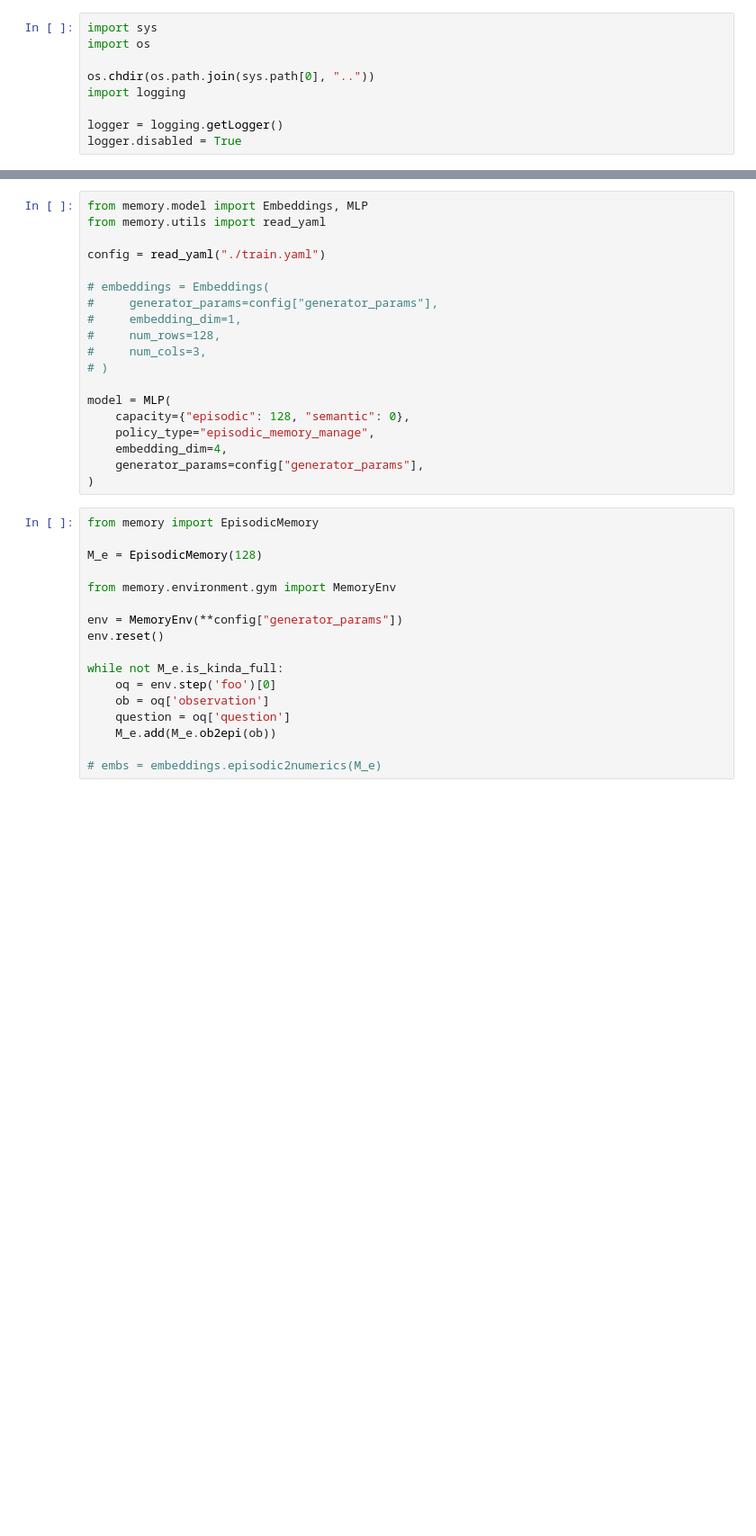
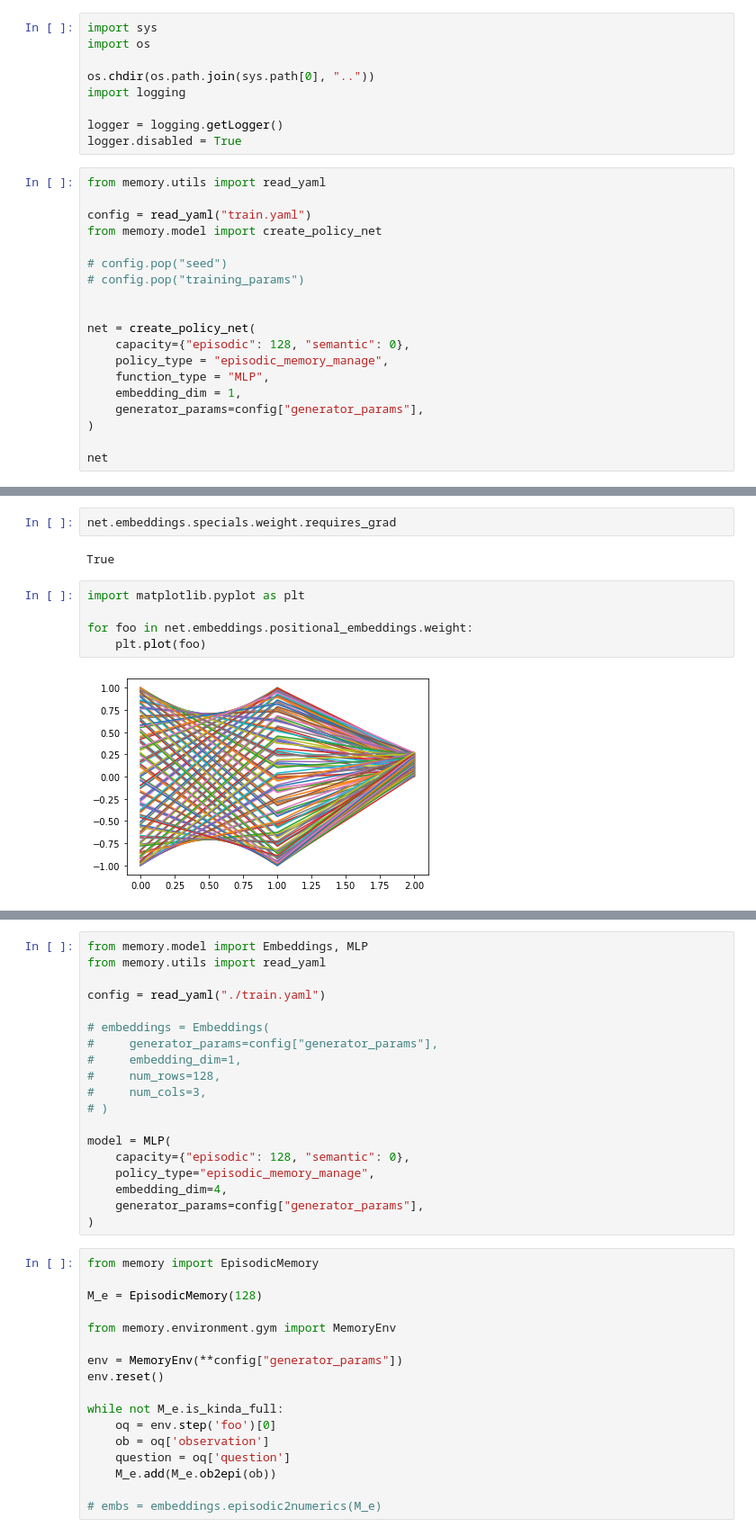
Before and after one commit to tae898/explicit-memory, a Jupyter notebook: notebooks/foo.ipynb, the cells around one changed output, grey strips where cells are left out. Shown at 90% size. Drawn from its saved outputs; the diff is of its cells as text; blank space fills up the shorter version.

```diff
--- a/notebooks/foo.ipynb
+++ b/notebooks/foo.ipynb
@@ -7,3 +7,22 @@ import logging
 
 logger = logging.getLogger()
 logger.disabled = True
+# %%
+from memory.utils import read_yaml
+
+config = read_yaml("train.yaml")
+from memory.model import create_policy_net
+
+# config.pop("seed")
+# config.pop("training_params")
+
+
+net = create_policy_net(
+    capacity={"episodic": 128, "semantic": 0},
+    policy_type = "episodic_memory_manage",
+    function_type = "MLP",
+    embedding_dim = 1,
+    generator_params=config["generator_params"],
+)
+
+net
@@ -10,3 +45,14 @@ logger.disabled = True
+# %%
+net.embeddings.specials.weight.requires_grad
+# %% [output]
+True
+# %%
+import matplotlib.pyplot as plt
+
+for foo in net.embeddings.positional_embeddings.weight:
+    plt.plot(foo)
+# %% [output]
+[figure, added]
 # %%
 # Code is heavily inspired by Morvan Zhou's code. Please check out
 # his work at github.com/MorvanZhou/pytorch-A3C
```
Also changed, not shown: parts of 4 cells of this notebook, 14 other files.
